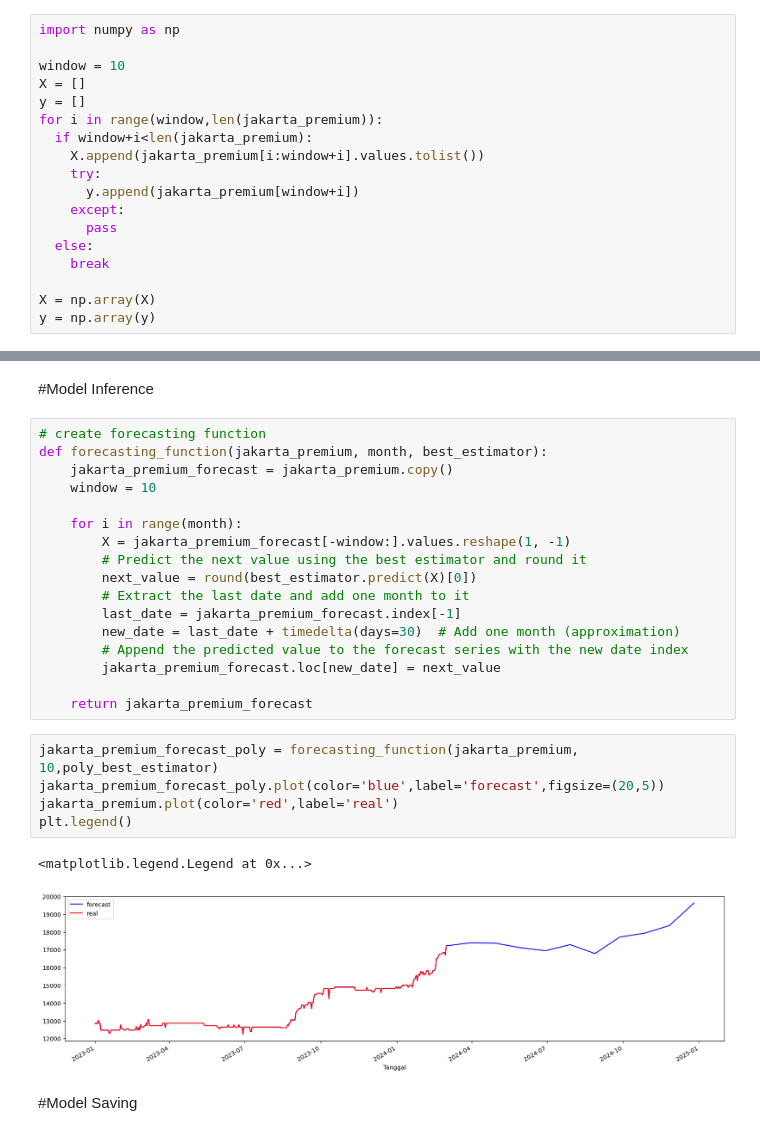
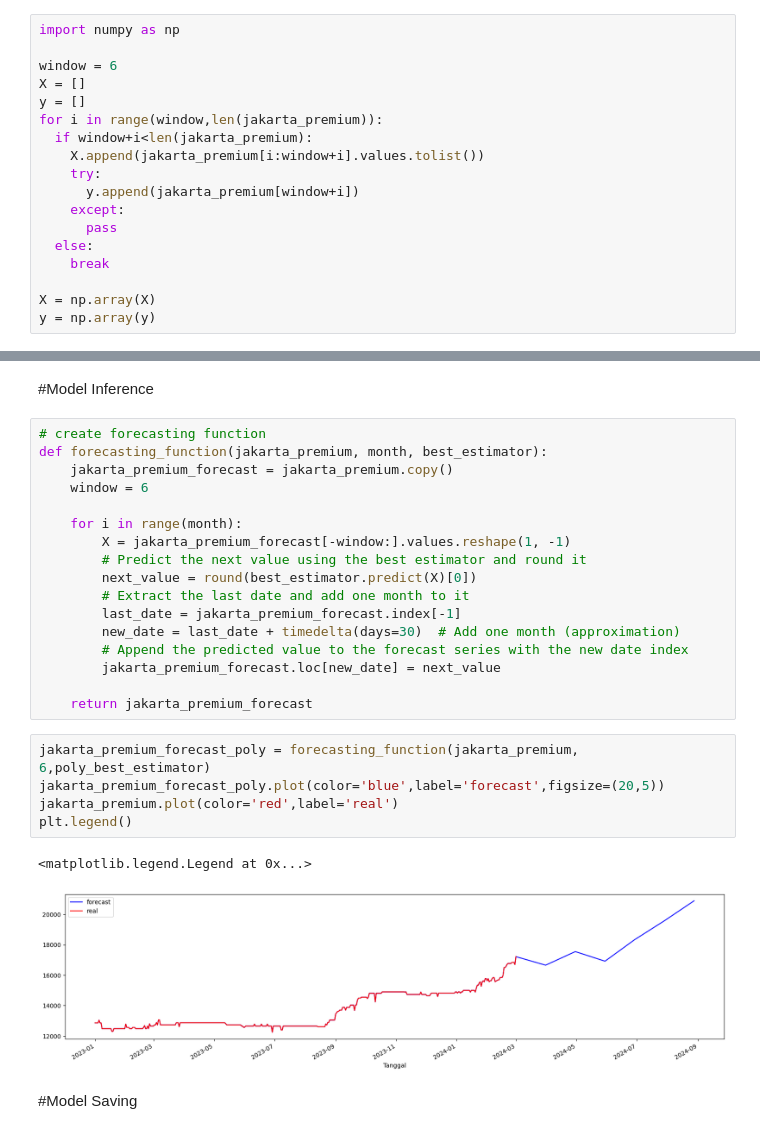
Before and after one commit to FTDS-assignment-bay/p2-final-project-group-01-ftds-rmt-27, a Jupyter notebook: forecasting/forecasting_jakarta.ipynb, the cells around one changed output, grey strips where cells are left out. Drawn from its saved outputs; the diff is of its cells as text.

```diff
--- a/forecasting/forecasting_jakarta.ipynb
+++ b/forecasting/forecasting_jakarta.ipynb
@@ -29,7 +29,7 @@ jakarta_premium = jakarta_premium.set_index('Tanggal')['Harga']
 # %%
 import numpy as np
 
-window = 10
+window = 6
 X = []
 y = []
 for i in range(window,len(jakarta_premium)):
@@ -142,7 +142,7 @@ plt.show()
 # create forecasting function
 def forecasting_function(jakarta_premium, month, best_estimator):
     jakarta_premium_forecast = jakarta_premium.copy()
-    window = 10
+    window = 6
 
     for i in range(month):
         X = jakarta_premium_forecast[-window:].values.reshape(1, -1)
@@ -156,13 +156,13 @@ def forecasting_function(jakarta_premium, month, best_estimator):
 
     return jakarta_premium_forecast
 # %%
-jakarta_premium_forecast_poly = forecasting_function(jakarta_premium, 10,poly_best_estimator)
+jakarta_premium_forecast_poly = forecasting_function(jakarta_premium, 6,poly_best_estimator)
 jakarta_premium_forecast_poly.plot(color='blue',label='forecast',figsize=(20,5))
 jakarta_premium.plot(color='red',label='real')
 plt.legend()
 # %% [output]
 <matplotlib.legend.Legend at 0x...>
-[figure, old version]
+[figure, new version]
 # %% [markdown]
 #Model Saving
 # %%
```
Also changed, not shown: parts of 4 cells of this notebook.
